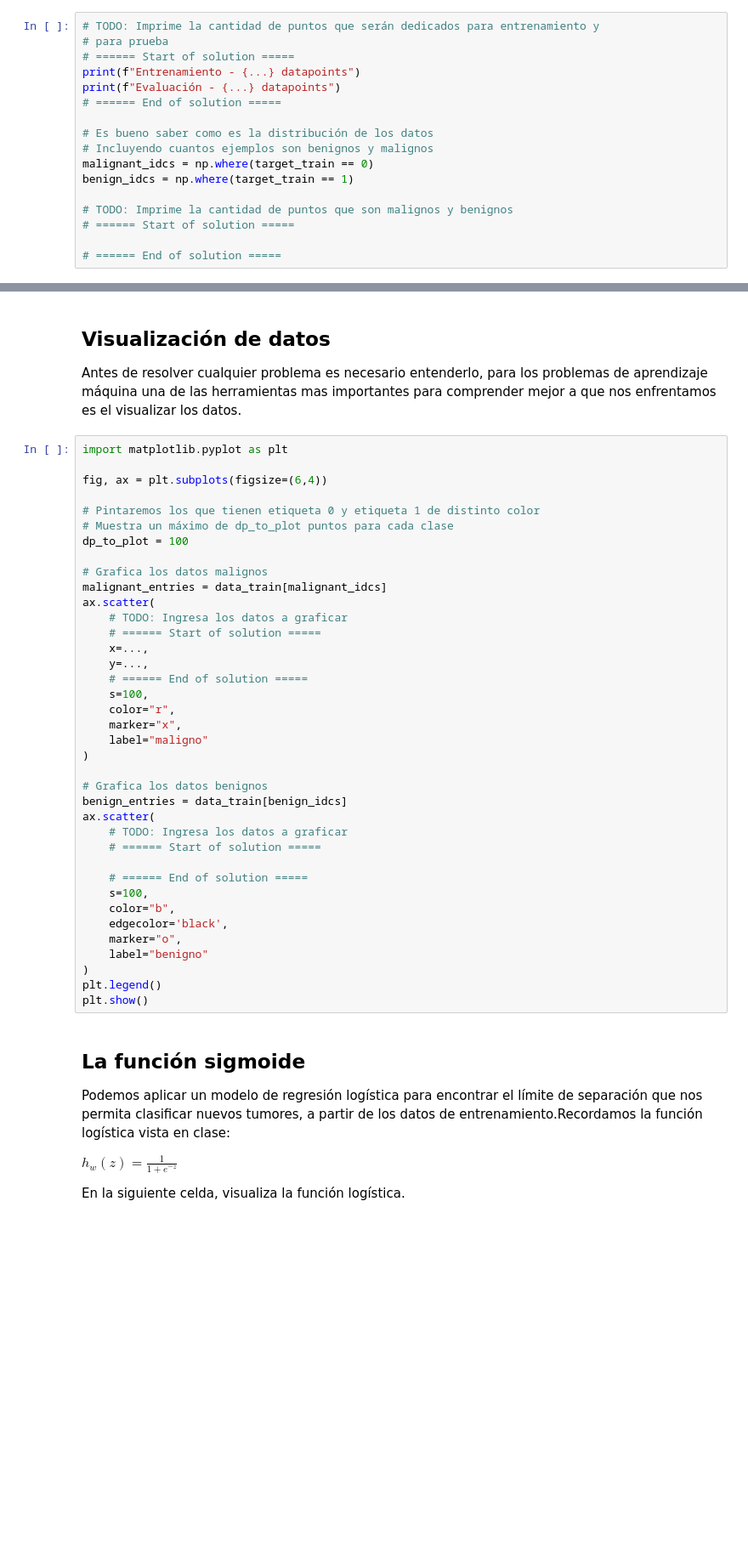
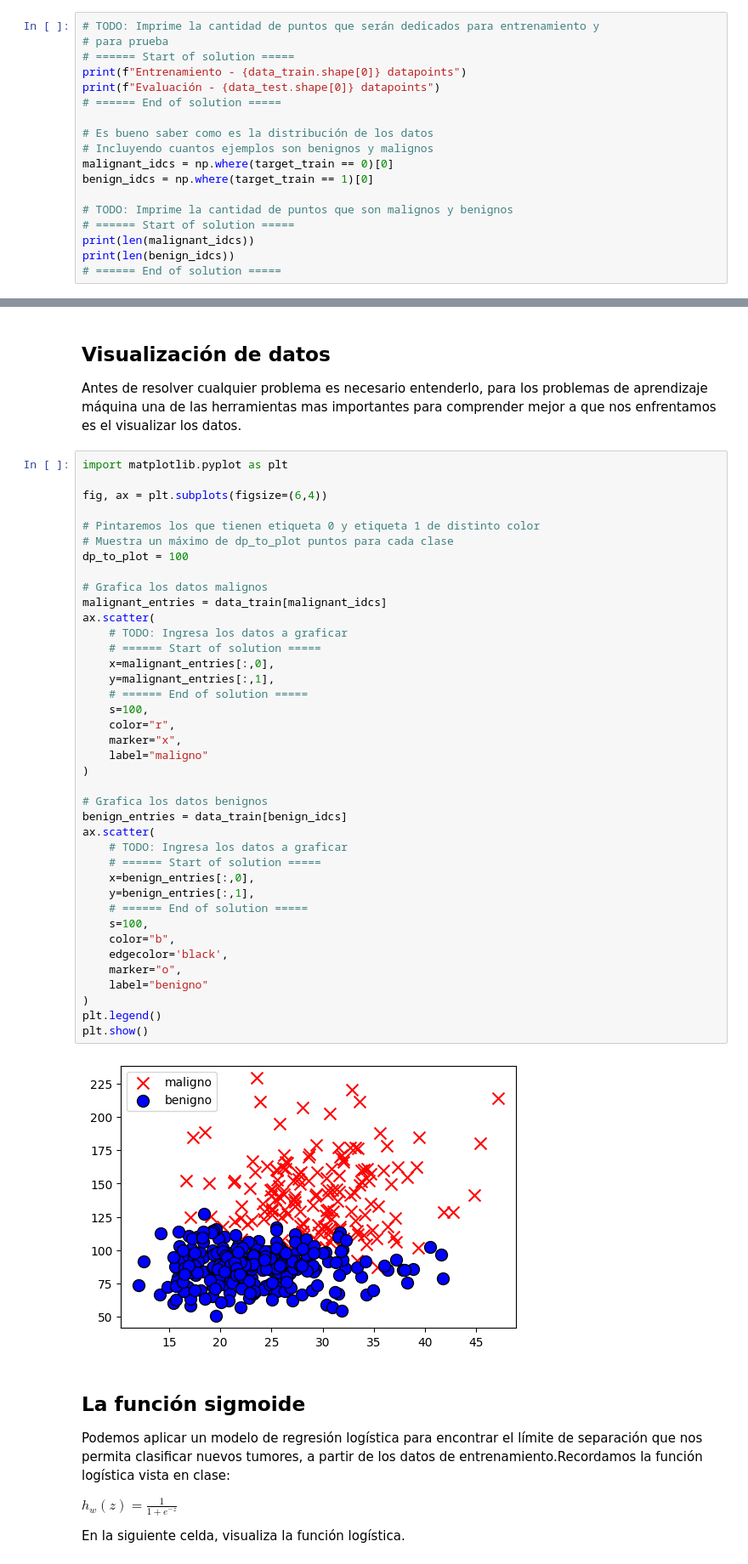
Before and after one commit to JessicaBorja/SI24, a Jupyter notebook: src/si24/ejercicios/E04_logistic_reg/logistic_regression.ipynb, the cells around one changed output, grey strips where cells are left out. Shown: that part at 85% size. Saved outputs shown, nothing was run; the diff lists cells and outputs as text; blank space fills up the shorter version.

```diff
--- a/src/si24/ejercicios/E04_logistic_reg/logistic_regression.ipynb
+++ b/src/si24/ejercicios/E04_logistic_reg/logistic_regression.ipynb
@@ -37,16 +47,17 @@ data_train, data_test, target_train, target_test = train_test_split(
 # TODO: Imprime la cantidad de puntos que serán dedicados para entrenamiento y
 # para prueba
 # ====== Start of solution =====
-print(f"Entrenamiento - {...} datapoints")
-print(f"Evaluación - {...} datapoints")
+print(f"Entrenamiento - {data_train.shape[0]} datapoints")
+print(f"Evaluación - {data_test.shape[0]} datapoints")
 # ====== End of solution =====
 
 # Es bueno saber como es la distribución de los datos
 # Incluyendo cuantos ejemplos son benignos y malignos
-malignant_idcs = np.where(target_train == 0)
-benign_idcs = np.where(target_train == 1)
+malignant_idcs = np.where(target_train == 0)[0]
+benign_idcs = np.where(target_train == 1)[0]
 
 # TODO: Imprime la cantidad de puntos que son malignos y benignos
 # ====== Start of solution =====
-
+print(len(malignant_idcs))
+print(len(benign_idcs))
 # ====== End of solution =====
@@ -61,36 +77,39 @@ fig, ax = plt.subplots(figsize=(6,4))
 # Pintaremos los que tienen etiqueta 0 y etiqueta 1 de distinto color
 # Muestra un máximo de dp_to_plot puntos para cada clase
 dp_to_plot = 100
 
 # Grafica los datos malignos
 malignant_entries = data_train[malignant_idcs]
 ax.scatter(
     # TODO: Ingresa los datos a graficar
     # ====== Start of solution =====
-    x=...,
-    y=...,
+    x=malignant_entries[:,0],
+    y=malignant_entries[:,1],
     # ====== End of solution =====
     s=100,
     color="r",
     marker="x",
     label="maligno"
 )
 
 # Grafica los datos benignos
 benign_entries = data_train[benign_idcs]
 ax.scatter(
     # TODO: Ingresa los datos a graficar
     # ====== Start of solution =====
-
+    x=benign_entries[:,0],
+    y=benign_entries[:,1],
     # ====== End of solution =====
     s=100,
     color="b",
     edgecolor='black',
     marker="o",
     label="benigno"
 )
 plt.legend()
 plt.show()
+# %% [output]
+[figure, added]
 # %% [markdown]
 ## La función sigmoide
 Podemos aplicar un modelo de regresión logística para encontrar el límite de separación que nos permita clasificar nuevos tumores, a partir de los datos de entrenamiento.Recordamos la función logística vista en clase:
```
Also changed, not shown: parts of 5 cells of this notebook.
